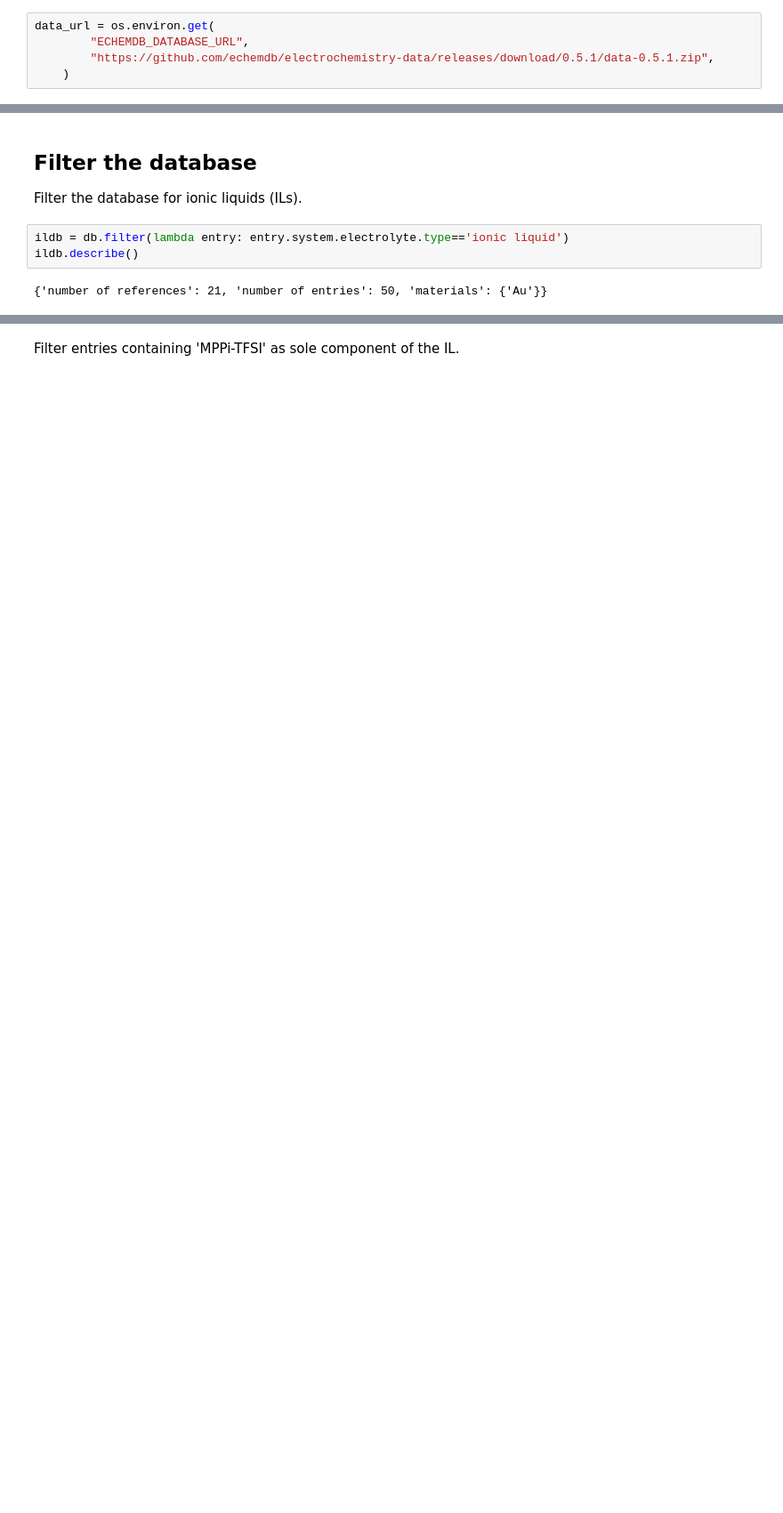
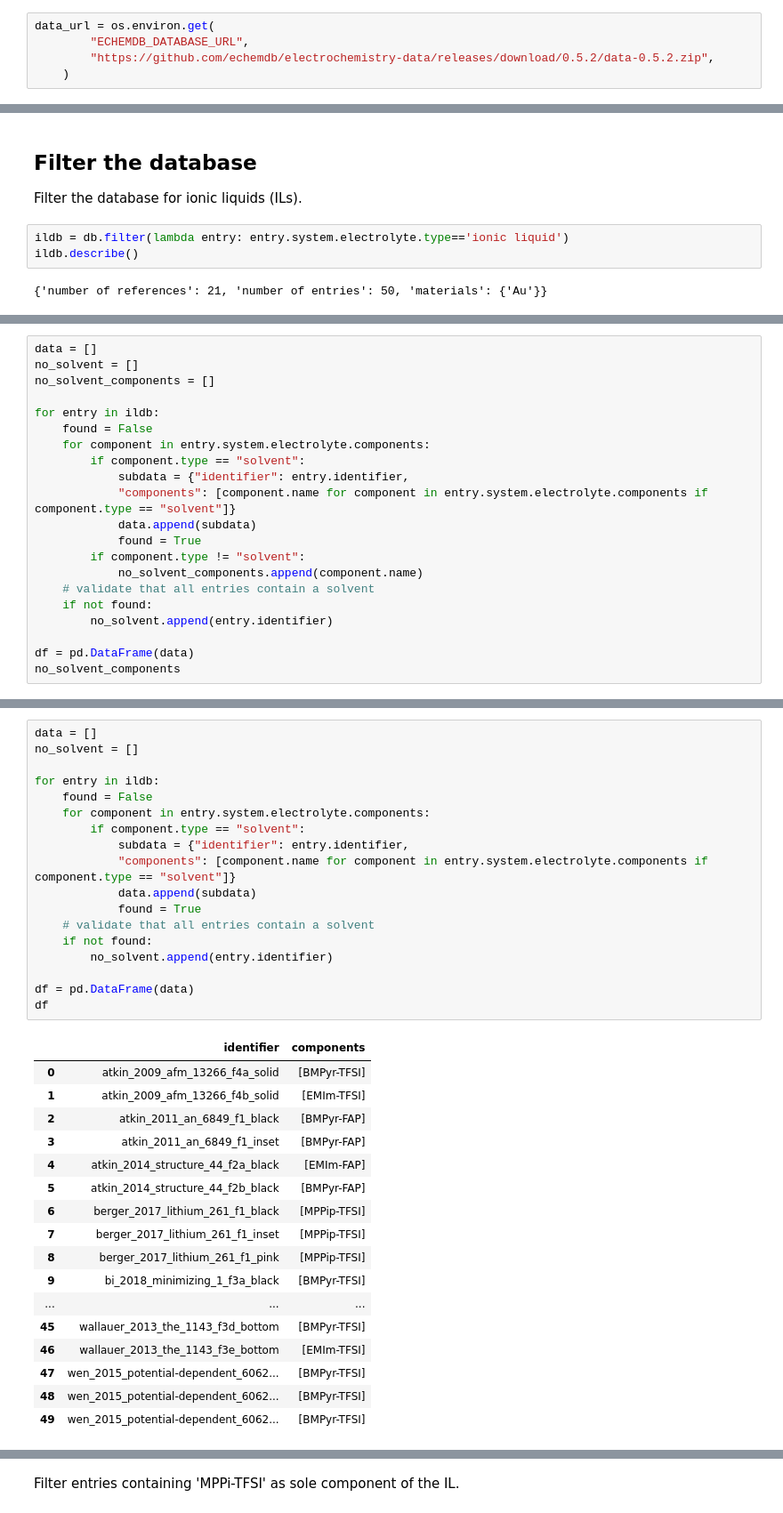
Before and after one commit to theoechem/article_MAHE_2024_IL_pitfalls, a Jupyter notebook: doc/SI_database_interaction.ipynb, the cells around one changed output, grey strips where cells are left out. Shown at 89% size. Drawn from its saved outputs; the diff is of its cells as text; blank space fills up the shorter version.

```diff
--- a/doc/SI_database_interaction.ipynb
+++ b/doc/SI_database_interaction.ipynb
@@ -15,6 +15,6 @@ First, load a specific version of the database from a remote location.
 # %%
 data_url = os.environ.get(
         "ECHEMDB_DATABASE_URL",
-        "https://github.com/echemdb/electrochemistry-data/releases/download/0.5.1/data-0.5.1.zip",
+        "https://github.com/echemdb/electrochemistry-data/releases/download/0.5.2/data-0.5.2.zip",
     )
 # %%
@@ -35,0 +43,21 @@ ildb.describe()
+# %%
+data = []
+no_solvent = []
+no_solvent_components = []
+
+for entry in ildb:
+    found = False
+    for component in entry.system.electrolyte.components:
+        if component.type == "solvent":
+            subdata = {"identifier": entry.identifier,
+            "components": [component.name for component in entry.system.electrolyte.components if component.type == "solvent"]}
+            data.append(subdata)
+            found = True
+        if component.type != "solvent":
+            no_solvent_components.append(component.name)
+    # validate that all entries contain a solvent
+    if not found:
+        no_solvent.append(entry.identifier)
+
+df = pd.DataFrame(data)
+no_solvent_components
@@ -35,0 +83,36 @@ ildb.describe()
+# %%
+data = []
+no_solvent = []
+
+for entry in ildb:
+    found = False
+    for component in entry.system.electrolyte.components:
+        if component.type == "solvent":
+            subdata = {"identifier": entry.identifier,
+            "components": [component.name for component in entry.system.electrolyte.components if component.type == "solvent"]}
+            data.append(subdata)
+            found = True
+    # validate that all entries contain a solvent
+    if not found:
+        no_solvent.append(entry.identifier)
+
+df = pd.DataFrame(data)
+df
+# %% [output]
+|  | identifier | components |
+| 0 | atkin_2009_afm_13266_f4a_solid | [BMPyr-TFSI] |
+| 1 | atkin_2009_afm_13266_f4b_solid | [EMIm-TFSI] |
+| 2 | atkin_2011_an_6849_f1_black | [BMPyr-FAP] |
+| 3 | atkin_2011_an_6849_f1_inset | [BMPyr-FAP] |
+| 4 | atkin_2014_structure_44_f2a_black | [EMIm-FAP] |
+| 5 | atkin_2014_structure_44_f2b_black | [BMPyr-FAP] |
+| 6 | berger_2017_lithium_261_f1_black | [MPPip-TFSI] |
+| 7 | berger_2017_lithium_261_f1_inset | [MPPip-TFSI] |
+| 8 | berger_2017_lithium_261_f1_pink | [MPPip-TFSI] |
+| 9 | bi_2018_minimizing_1_f3a_black | [BMPyr-TFSI] |
+| ... | ... | ... |
+| 45 | wallauer_2013_the_1143_f3d_bottom | [BMPyr-TFSI] |
+| 46 | wallauer_2013_the_1143_f3e_bottom | [EMIm-TFSI] |
+| 47 | wen_2015_potential-dependent_6062... | [BMPyr-TFSI] |
+| 48 | wen_2015_potential-dependent_6062... | [BMPyr-TFSI] |
+| 49 | wen_2015_potential-dependent_6062... | [BMPyr-TFSI] |
```
Also changed, not shown: parts of 28 cells of this notebook.
